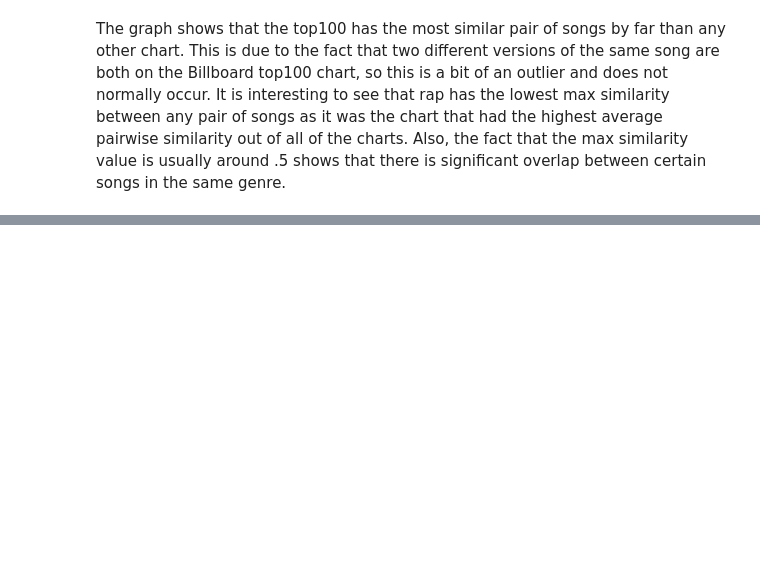
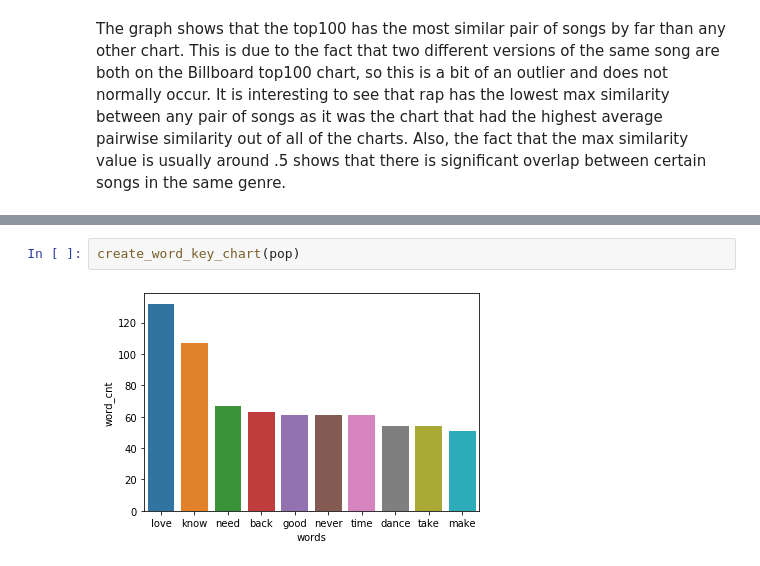
Before and after one commit to suttonr75/320FinalFall2019, a Jupyter notebook: FinalProject.ipynb, the cells around one changed output, grey strips where cells are left out. Drawn from its saved outputs; the diff is of its cells as text; blank space fills up the shorter version.

```diff
--- a/FinalProject.ipynb
+++ b/FinalProject.ipynb
@@ -653,0 +328,4 @@ The graph shows that the top100 has the most similar pair of songs by far than a
+# %%
+create_word_key_chart(pop)
+# %% [output]
+[figure, added]
```
Also changed, not shown: parts of 65 cells of this notebook.
